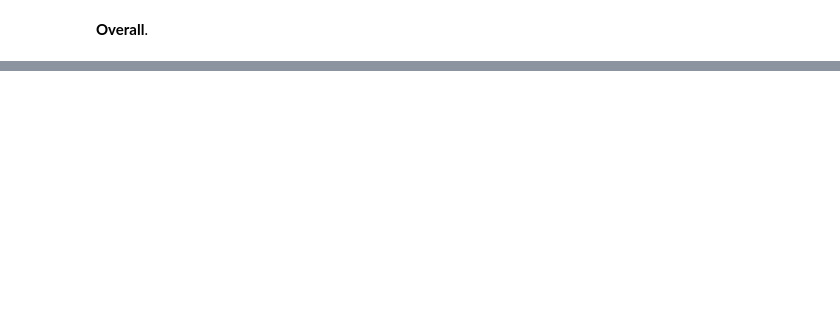
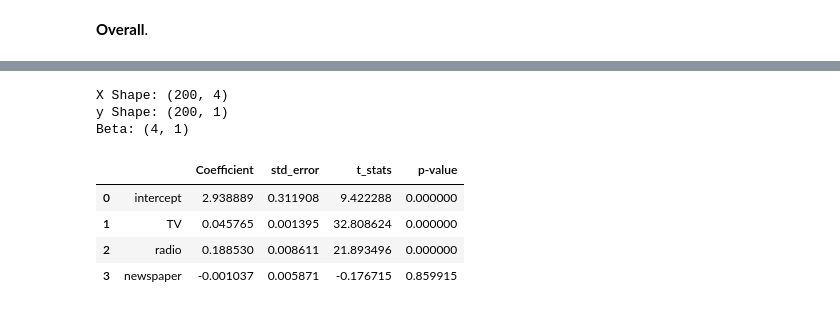
Before and after one commit to lichclass/Statistical_Learning, a Jupyter notebook: 2_Linear_Regression/Notes.ipynb, the cells around one changed output, grey strips where cells are left out. Saved outputs shown, nothing was run; the diff lists cells and outputs as text; code cells hidden in the pictures; blank space fills up the shorter version.

```diff
--- a/2_Linear_Regression/Notes.ipynb
+++ b/2_Linear_Regression/Notes.ipynb
@@ -226,0 +246,13 @@ __Overall__.
+# %%
+rss = sum((y_data - beta_0 - beta_1 * x_data)**2)
+tss = sum((y_data - y_mean)**2)
+
+rse = np.sqrt((1 / (n-2)) * rss)
+r_2 = 1 - (rss / tss)
+
+stats_acc = {
+    'Quantity': ['Residual STD', 'R^2', 'F-statistic'],
+    'Value': [rse, r_2, None]
+}
+stats_acc_df = pd.DataFrame(stats_acc).set_index('Quantity')
+stats_acc_df
@@ -226,0 +292,61 @@ __Overall__.
+# %%
+data_df = pd.read_csv('Advertising.csv')
+
+predictors = ['TV', 'radio', 'newspaper']
+response = ['sales']
+
+X_pd = data_df[predictors]
+X_np = X_pd.to_numpy()
+X = np.insert(X_np, 0, 1, axis=1)
+
+y_df = data_df[response]
+y = y_df.to_numpy()
+
+beta = np.linspace(0, 0, len(predictors) + 1).reshape(4,1)
+
+print(f'X Shape: {X.shape}')
+print(f'y Shape: {y.shape}')
+print(f'Beta: {beta.shape}')
+
+# Estimating the coefficients
+beta = np.linalg.inv(X.T @ X) @ (X.T @ y)
+beta = beta.flatten()
+
+# Computing the Standard Error
+p = len(predictors)
+n = X.shape[0]
+sigma_sq = (rss / (n-p-1)).item() # Computing the residual variance (sigma squared)
+var_beta = sigma_sq * np.linalg.inv(X.T @ X)
+se_beta = np.sqrt(np.diag(var_beta))
+
+# Computing the t-statistic
+t_stats = np.linspace(0, 0, len(predictors) + 1)
+for i in range(len(t_stats)):
+    t_i = (beta[i] - 0) / se_beta[i]
+    t_stats[i] = t_i
+
+# p-values
+p_beta = np.linspace(0, 0, len(predictors) + 1)
+dof = n - p - 1
+for i in range(len(p_beta)):
+    p_beta_i = 2 * (1 - t.cdf(abs(t_stats[i]), dof))
+    p_beta[i] = p_beta_i
+
+advertising_stats = {
+    '': np.insert(predictors, 0, 'intercept', axis=0),
+    'Coefficient': beta,
+    'std_error': se_beta,
+    't_stats': t_stats,
+    'p-value': p_beta,
+}
+advertising_df = pd.DataFrame(advertising_stats)
+advertising_df
+# %% [output]
+X Shape: (200, 4)
+y Shape: (200, 1)
+Beta: (4, 1)
+|  |  | Coefficient | std_error | t_stats | p-value |
+| 0 | intercept | 2.938889 | 0.311908 | 9.422288 | 0.000000 |
+| 1 | TV | 0.045765 | 0.001395 | 32.808624 | 0.000000 |
+| 2 | radio | 0.188530 | 0.008611 | 21.893496 | 0.000000 |
+| 3 | newspaper | -0.001037 | 0.005871 | -0.176715 | 0.859915 |
```
Also changed, not shown: parts of 15 cells of this notebook.
